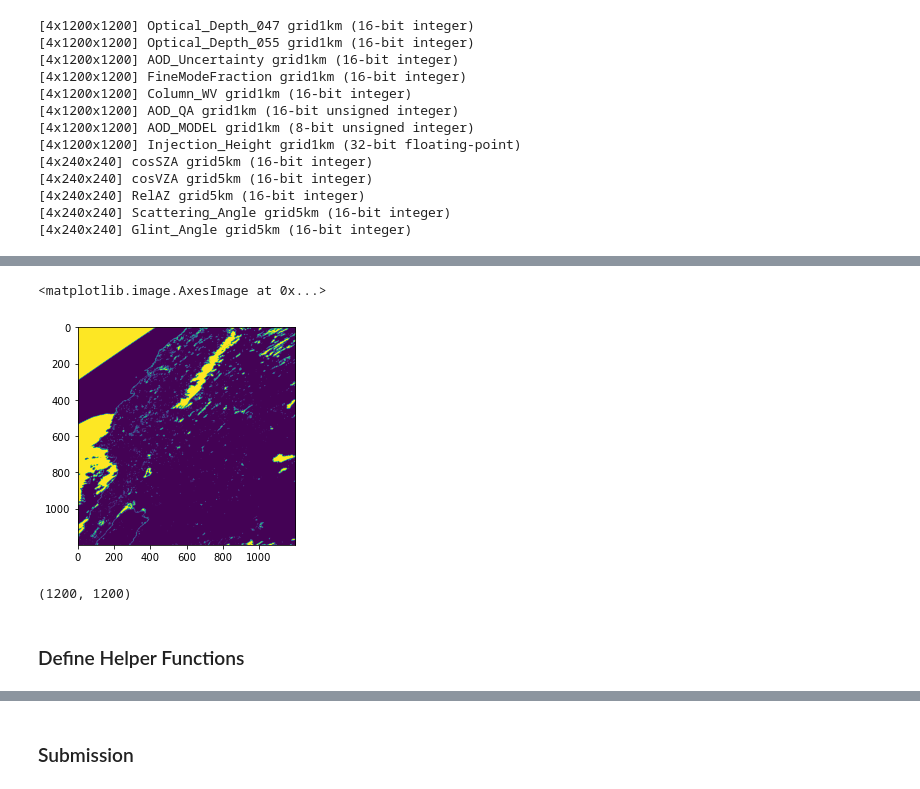
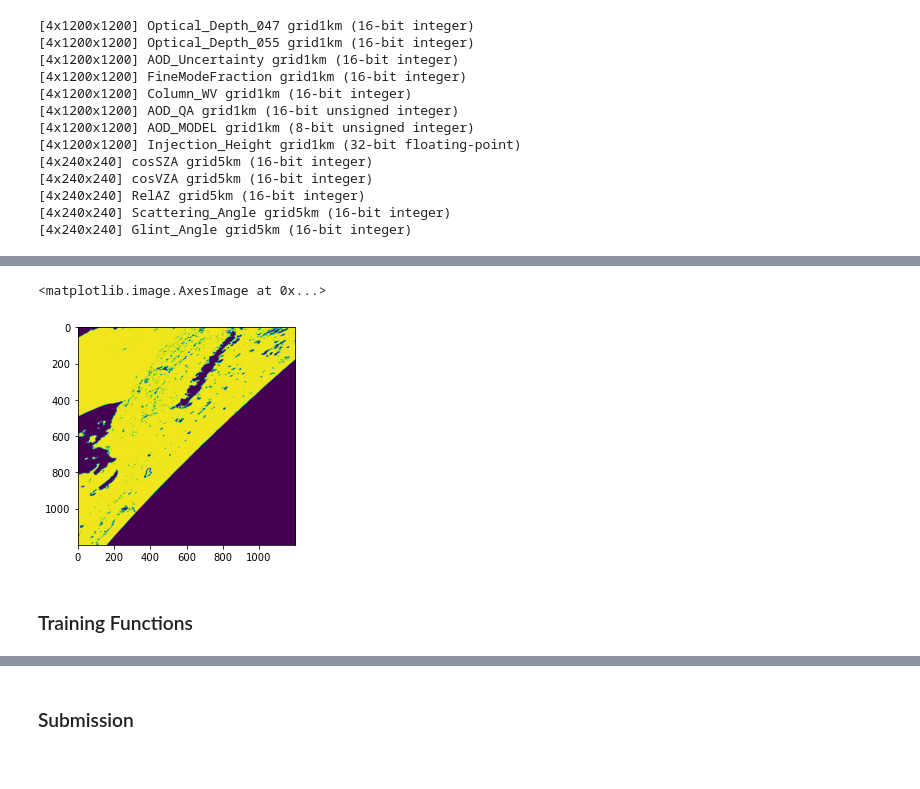
Before and after one commit to natejenkins21/NasaCompetition, a Jupyter notebook: model_training.ipynb, the cells around one changed output, grey strips where cells are left out. Cells and saved outputs as stored; diff of their text form; code cells hidden in the pictures.

```diff
--- a/model_training.ipynb
+++ b/model_training.ipynb
@@ -98,11 +83,9 @@ array([[255, 255, 255, ...,   2,   2,   2],
-# %%
-plt.imshow(example_subset_array)
-# %% [output]
-<matplotlib.image.AxesImage at 0x...>
-[figure, removed]
-# %%
-example_subset_array.shape
-# %% [output]
-(1200, 1200)
+# %%
+example_subset = gdal.Open(ds.GetSubDatasets()[0][0])
+example_subset_array = example_subset.GetRasterBand(4).ReadAsArray()
+plt.imshow(example_subset_array)
+# %% [output]
+<matplotlib.image.AxesImage at 0x...>
+[figure, added]
 # %% [markdown]
-### Define Helper Functions
+### Training Functions
```
Also changed, not shown: parts of 69 cells of this notebook, 2 other files.
